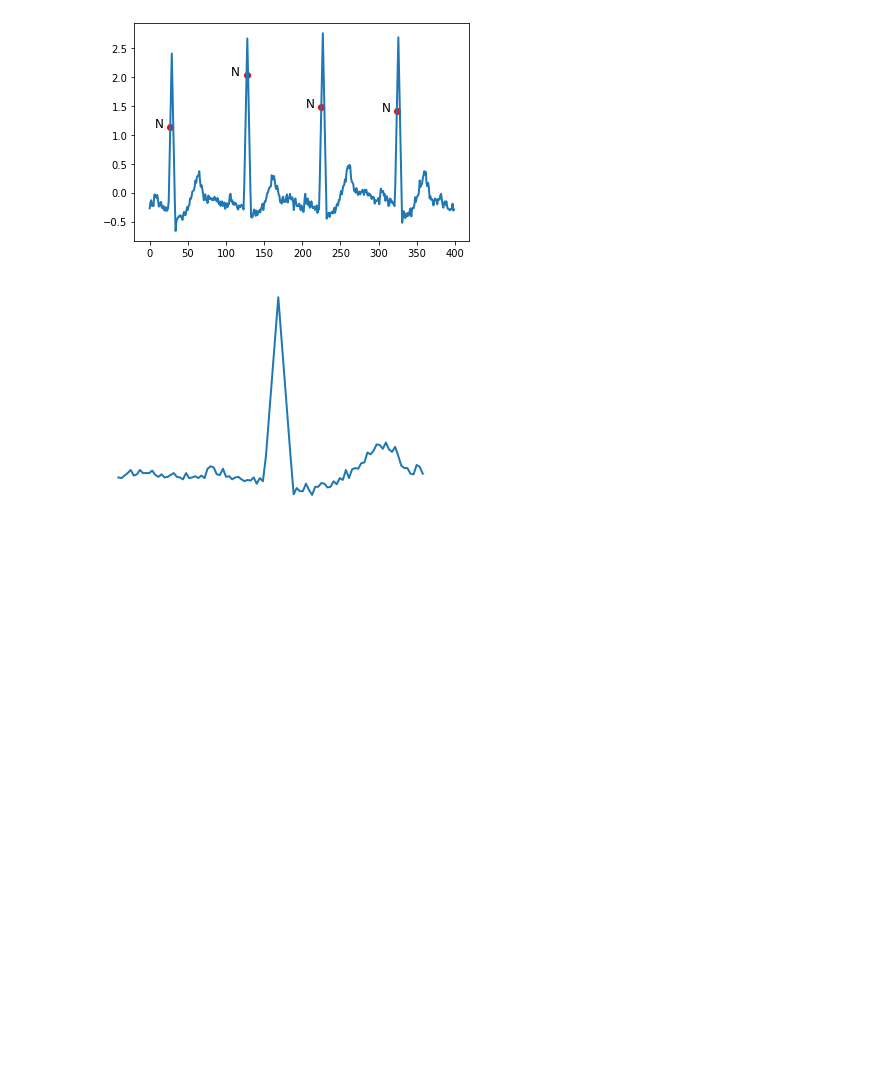
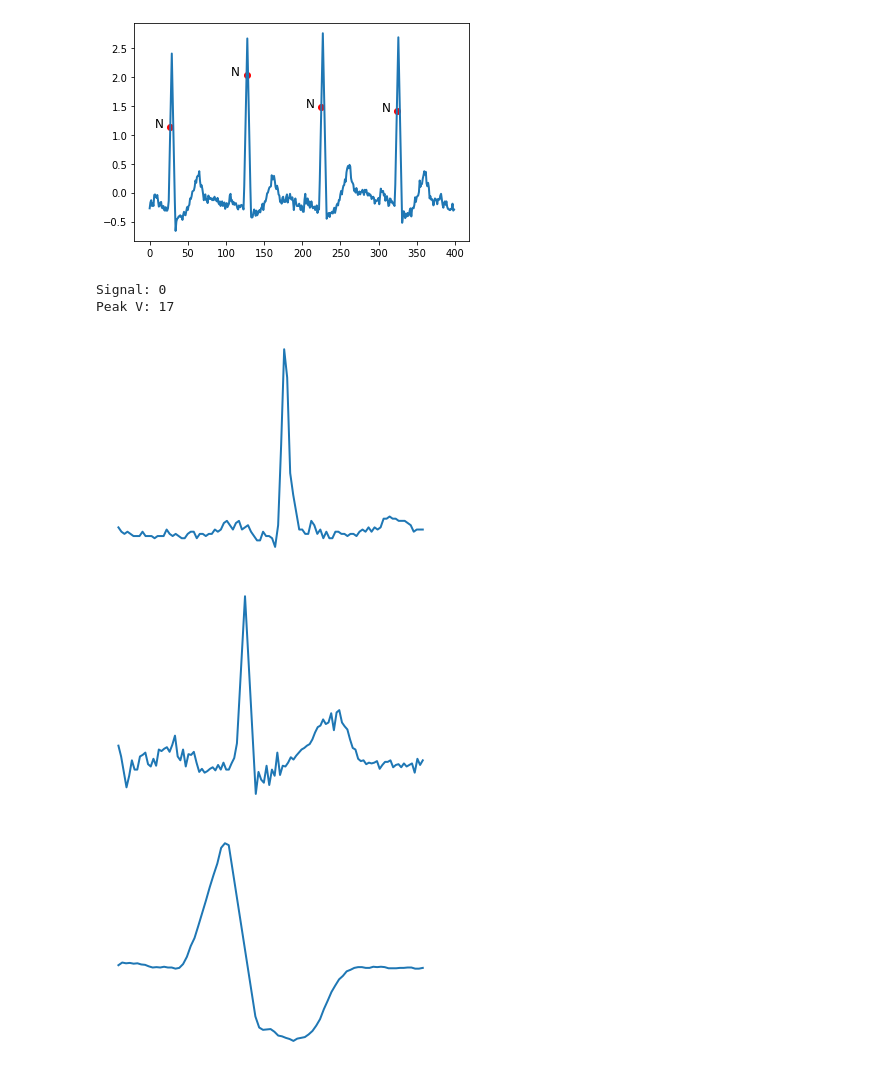
Before and after one commit to simonetome/Heartbeat-NSV-classification, a Jupyter notebook: DataVisualization.ipynb, the cells around one changed output. Saved outputs shown, nothing was run; the diff lists cells and outputs as text; code cells hidden in the pictures; blank space fills up the shorter version.

```diff
--- a/DataVisualization.ipynb
+++ b/DataVisualization.ipynb
@@ -138,7 +140,31 @@ def create_patch(sigID,peakID):
 
     plt.axis('off')         # axes are useless in input to the model
     plt.savefig(dataset_folder+"//Patches//"+str(ids[sigID])+"_"+str(peakID)+"_"+labels[sigID][peakID]+".png",format="png",facecolor = "white",bbox_inches='tight',pad_inches = 0) # save the image
-# %%
-create_patch(4,7) # patch for the 4th signal, 7th peak (has to be cut properly)
-# %% [output]
-[figure, removed]
+# %%
+# find a peak of a particular class
+
+v_index = 0
+sigID = 0
+
+for i,label in enumerate(labels):
+    res = np.where(label == "V")
+    if (len(res) != 0):
+        sigID = i
+        v_index = res[0][0] # TODO: adjust shapes, this is not clean
+        break
+
+print(f"Signal: {sigID}")
+print(f"Peak V: {v_index}")
+# %% [output]
+Signal: 0
+Peak V: 17
+# %%
+# peak 500 of 3rd patient is a supraventricular one
+
+create_patch(1,500) # normal N
+create_patch(2,500) # supraventricular S
+create_patch(0,17)  # ventricular V
+# %% [output]
+[figure, added]
+[figure, added]
+[figure, added]
```
Also changed, not shown: parts of 8 cells of this notebook, 2 other files.
